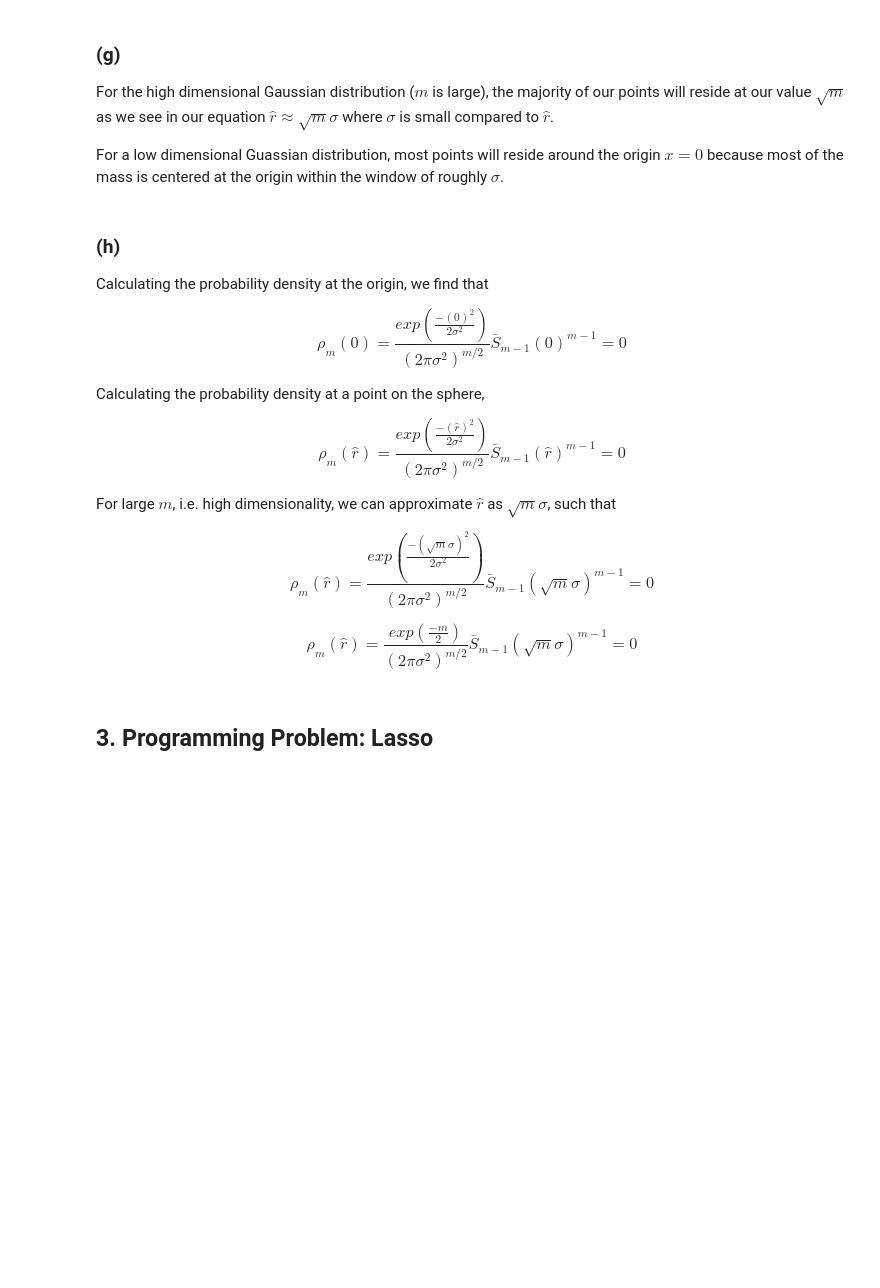
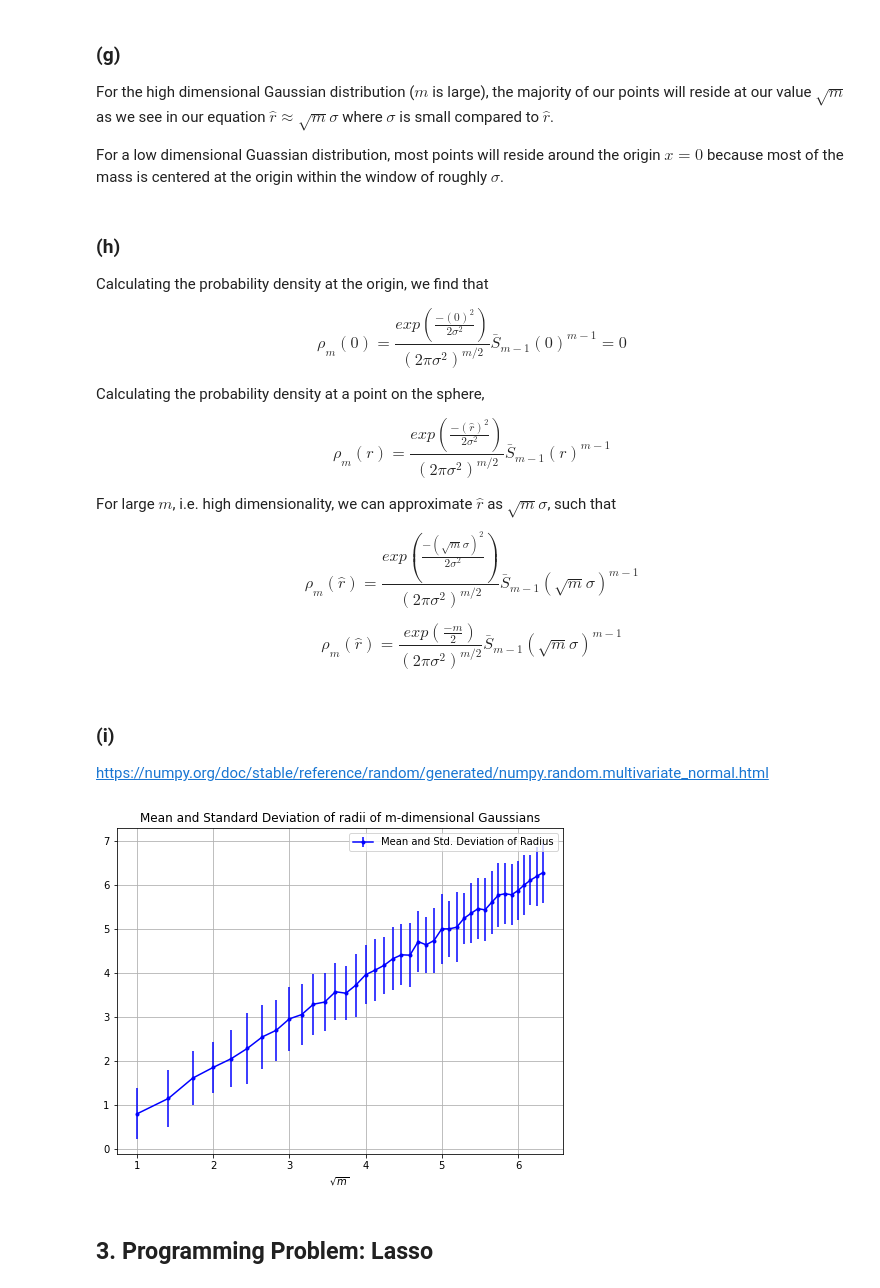
Before and after one commit to keloric/EE-P-596-A_2, a Jupyter notebook: Homework/Homework 3/HW3.ipynb, the cells around one changed output. Cells and saved outputs as stored; diff of their text form; code cells hidden in the pictures; blank space fills up the shorter version.

```diff
--- a/Homework/Homework 3/HW3.ipynb
+++ b/Homework/Homework 3/HW3.ipynb
@@ -184,12 +187,57 @@ $$\rho_m (0) = \frac{exp\left(\frac{-(0)^2}{2\sigma^2}\right)}{(2\pi \sigma^2)^{
 
 Calculating the probability density at a point on the sphere,
 
-$$\rho_m (\hat{r}) = \frac{exp\left(\frac{-(\hat{r})^2}{2\sigma^2}\right)}{(2\pi \sigma^2)^{m/2}} \bar{S}_{m-1} (\hat{r})^{m-1} = 0$$
+$$\rho_m (\hat{r}) = \frac{exp\left(\frac{-(\hat{r})^2}{2\sigma^2}\right)}{(2\pi \sigma^2)^{m/2}} \bar{S}_{m-1} (\hat{r})^{m-1}$$
 
 For large $m$, i.e. high dimensionality, we can approximate $\hat{r}$ as $\sqrt{m} \sigma$, such that
 
-$$\rho_m (\hat{r}) = \frac{exp\left(\frac{-(\sqrt{m} \sigma)^2}{2\sigma^2}\right)}{(2\pi \sigma^2)^{m/2}} \bar{S}_{m-1} (\sqrt{m} \sigma)^{m-1} = 0$$
+$$\rho_m (\hat{r}) = \frac{exp\left(\frac{-(\sqrt{m} \sigma)^2}{2\sigma^2}\right)}{(2\pi \sigma^2)^{m/2}} \bar{S}_{m-1} (\sqrt{m} \sigma)^{m-1}$$
 
-$$\rho_m (\hat{r}) = \frac{exp\left(\frac{-m}{2}\right)}{(2\pi \sigma^2)^{m/2}} \bar{S}_{m-1} (\sqrt{m} \sigma)^{m-1} = 0$$
+$$\rho_m (\hat{r}) = \frac{exp\left(\frac{-m}{2}\right)}{(2\pi \sigma^2)^{m/2}} \bar{S}_{m-1} (\sqrt{m} \sigma)^{m-1}$$
+# %% [markdown]
+### (i)
+
+https://numpy.org/doc/stable/reference/random/generated/numpy.random.multivariate_normal.html
+# %%
+m = np.arange(40) + 1
+sample_size = 100
+
+# Set an arbitrary mean and std. deviation value for our m-dimensional Gaussian
+mean_G = 0
+sigma_G = 1
+
+mean = np.empty(shape=(40))
+std_dev = np.empty(shape=(40))
+
+for m_i in m:
+    # For each value of m (i.e. each m-dimensional Gaussian), generate a random sample of 100 x values
+    cov_i = np.identity(m_i) * sigma_G**2
+    mean_i = np.ones(m_i) * mean_G
+    x_i = np.random.multivariate_normal(mean_i, cov_i, size=100)
+
+    # Calculate the radii of the samples (i.e. the sqrt(x^2) = abs(x))
+    r_i = np.sum(x_i**2, axis=1)**(1/2)
+    #print('\n', x_i.shape, r_i.shape)
+
+    # Calculate the mean and std deviation
+    mean[m_i - 1] = np.mean(r_i)
+    std_dev[m_i - 1] = np.std(r_i)
+
+#print(mean.shape, std_dev.shape)
+
+# Generate a 2D plot of mean/std dev. vs. m
+fig, ax = plt.subplots(figsize=(8, 6))
+#plt.plot(m, mean, ls = '-', marker = '.', c = 'blue', label = 'Mean')
+#plt.plot(m, std_dev, ls = '-', marker = '.', c='red', label = 'Standard Deviation')
+plt.errorbar(np.sqrt(m), mean, yerr=std_dev, marker='.', c='blue', label='Mean and Std. Deviation of Radius')
+#plt.errorbar(m, mean, yerr=std_dev, marker='.', c='red', label='Mean and Std. Deviation of Radius')
+plt.grid()
+plt.legend()
+plt.xlabel('$\sqrt{m}$')
+plt.title('Mean and Standard Deviation of radii of m-dimensional Gaussians')
+fig.show()
+plt.savefig('Problem_2_i.png') # If saving a file
+# %% [output]
+[figure, added]
 # %% [markdown]
 ## 3. Programming Problem: Lasso
```
Also changed, not shown: parts of 2 cells of this notebook, 22 other files.
